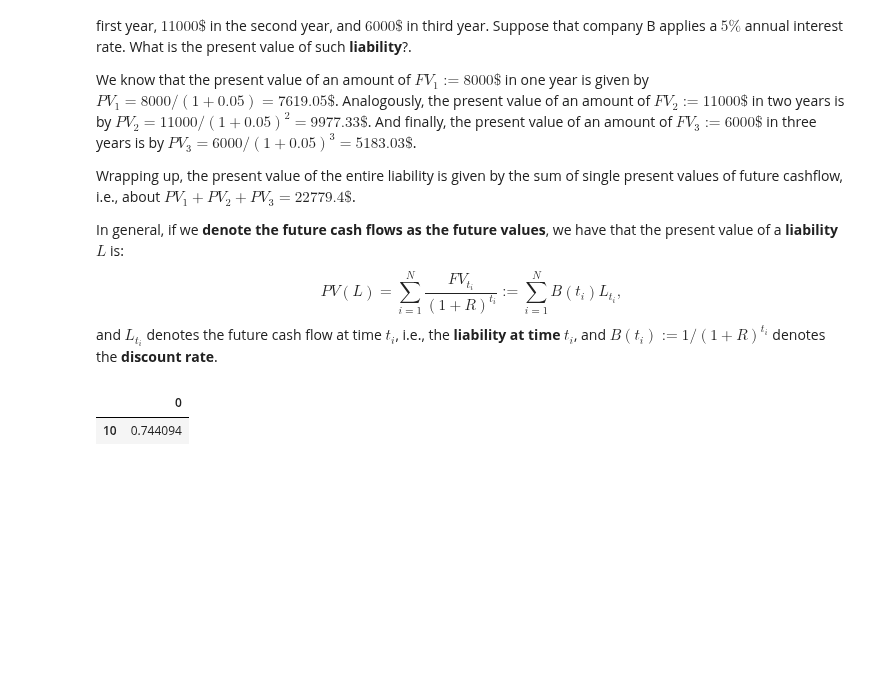
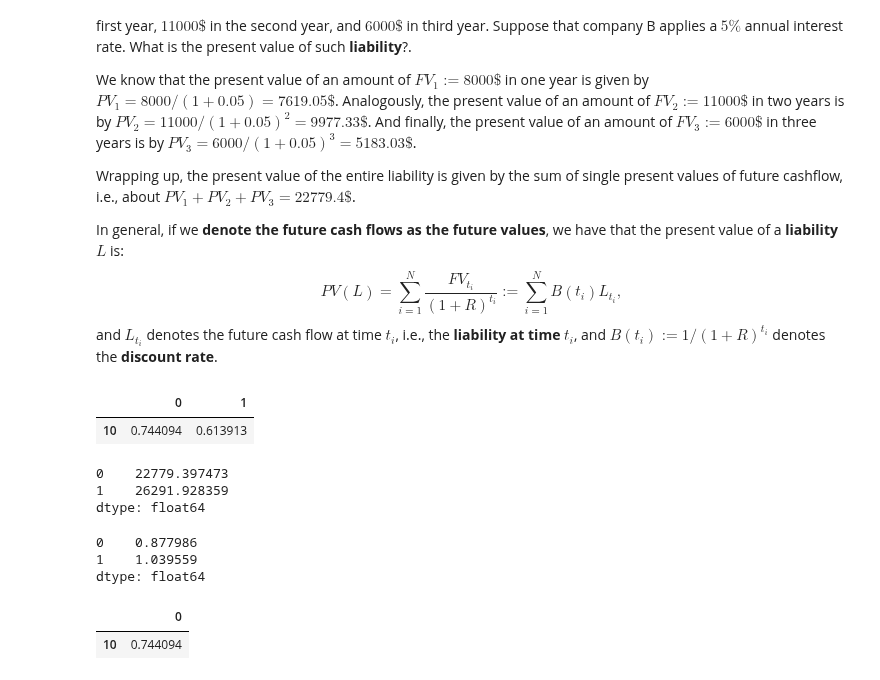
Before and after one commit to z4ir3/finance-courses, a Jupyter notebook: week-4.ipynb, the cells around one changed output. Saved outputs shown, nothing was run; the diff lists cells and outputs as text; code cells hidden in the pictures; blank space fills up the shorter version.

```diff
--- a/week-4.ipynb
+++ b/week-4.ipynb
@@ -116,3 +168,26 @@ $B(t_i) := 1 / (1+R)^{t_i}$ denotes the **discount rate**.
+# %%
+# Suppose we want to know the PV of 1 dollar paid in 10 years at an annual interest rate of 3%:
+PV = discount(10, [0.03, 0.05])
+PV
+# %% [output]
+|  | 0 | 1 |
+| 10 | 0.744094 | 0.613913 |
+# %%
+r = [0.05, 0.03]
+PV = present_value(L, r)
+PV
+# %% [output]
+0    22779.397473
+1    26291.928359
+dtype: float64
+# %%
+asset = [20000, 27332]
+FR = funding_ratio(asset, L, r)
+FR
+# %% [output]
+0    0.877986
+1    1.039559
+dtype: float64
 # %%
 # Suppose we want to know the PV of 1 dollar paid in 10 years at an annual interest rate of 3%:
 PV = erk.discount(10, 0.03)
```
Also changed, not shown: parts of 3 cells of this notebook.
